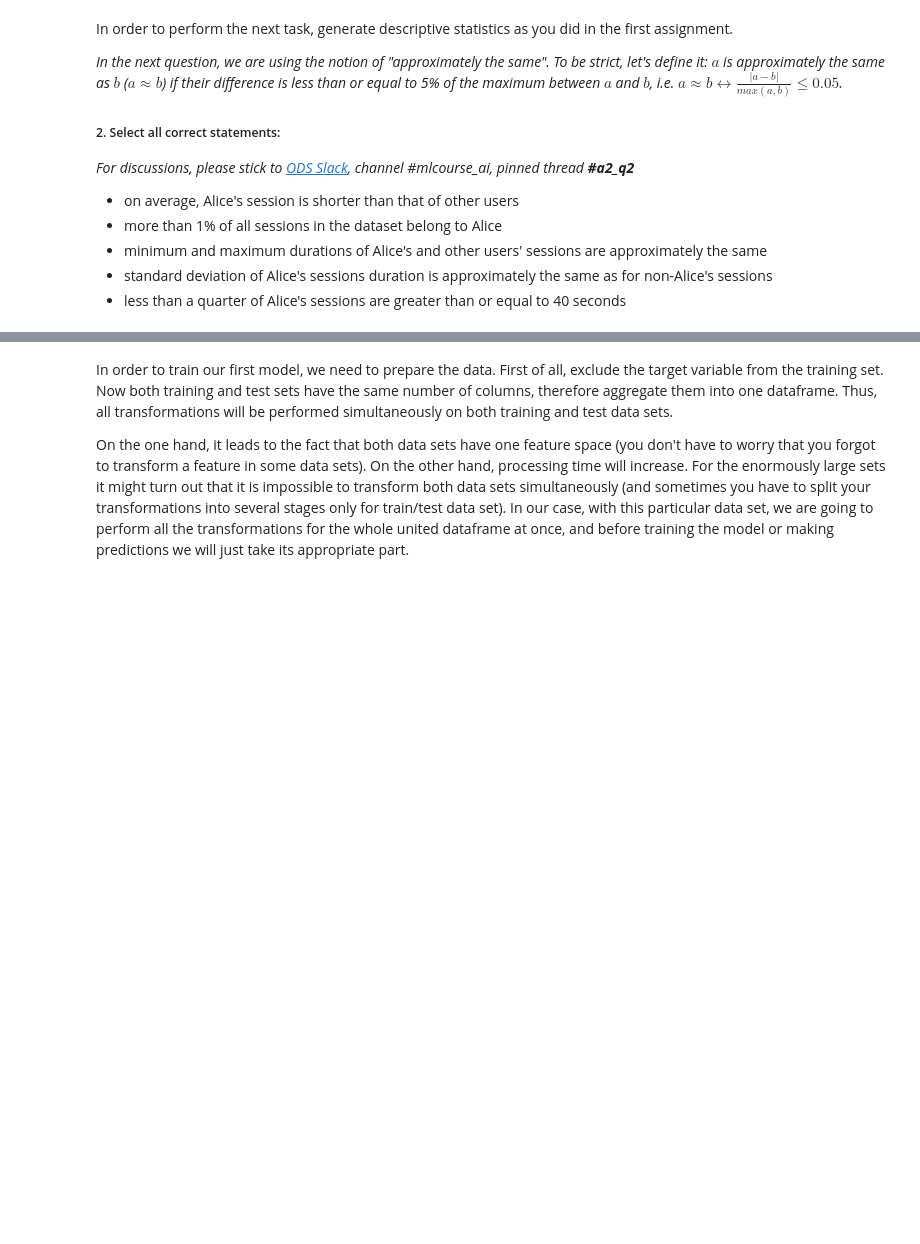
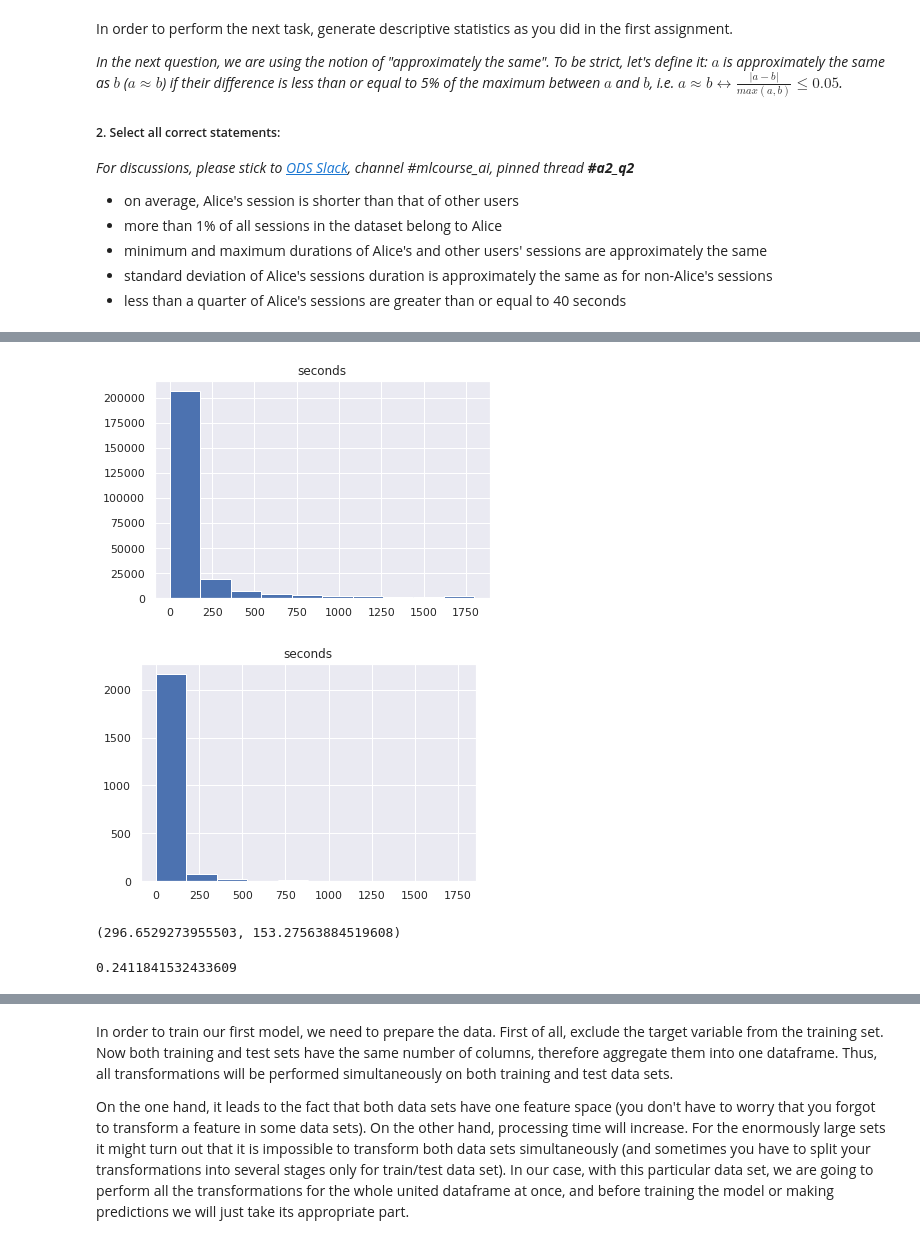
Before and after one commit to AntPon/mlcourse.ai-1, a Jupyter notebook: jupyter_english/assignments_spring2019/assignment2_part1_alice_logistic_regression.ipynb, the cells around one changed output, grey strips where cells are left out. Saved outputs shown, nothing was run; the diff lists cells and outputs as text; code cells hidden in the pictures; blank space fills up the shorter version.

```diff
--- a/jupyter_english/assignments_spring2019/assignment2_part1_alice_logistic_regression.ipynb
+++ b/jupyter_english/assignments_spring2019/assignment2_part1_alice_logistic_regression.ipynb
@@ -192,0 +246,13 @@ In order to perform the next task, generate descriptive statistics as you did in
+# %%
+time_df[time_df.target == 0].hist('seconds'), time_df[time_df.target == 1].hist('seconds');
+# %% [output]
+[figure, added]
+[figure, added]
+# %%
+time_df[time_df.target == 0].seconds.values.std(), time_df[time_df.target == 1].seconds.values.std()
+# %% [output]
+(296.6529273955503, 153.27563884519608)
+# %%
+time_df[(time_df.target == 1) & (time_df.seconds >= 40)].shape[0] / time_df[(time_df.target == 1)].shape[0]
+# %% [output]
+0.2411841532433609
```
Also changed, not shown: parts of 18 cells of this notebook, 1 other file.
